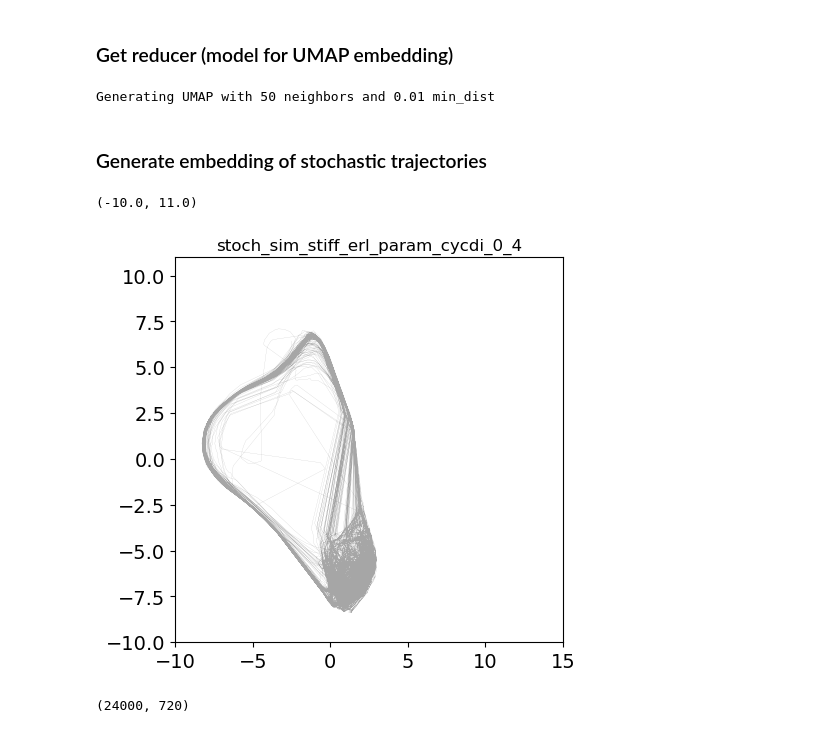
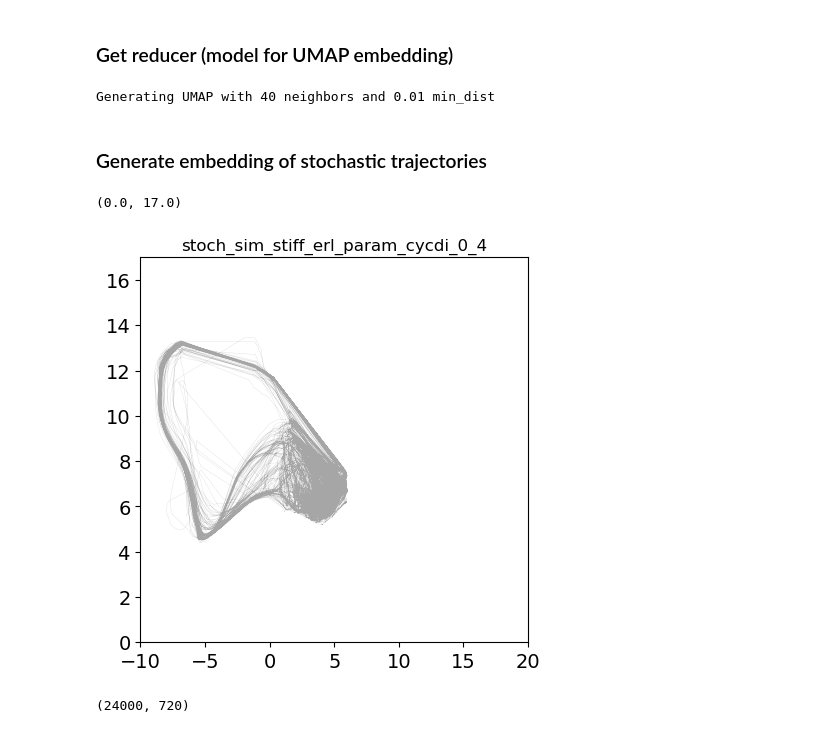
Before and after one commit to QuLab-VU/ECM_cell_cycle_model, a Jupyter notebook: Python/09_UMAP_of_CDK46i_sims.ipynb, the cells around one changed output. Saved outputs shown, nothing was run; the diff lists cells and outputs as text; code cells hidden in the pictures.

Commit message:
Updating UMAP of CDK4/6i

```diff
--- a/Python/09_UMAP_of_CDK46i_sims.ipynb
+++ b/Python/09_UMAP_of_CDK46i_sims.ipynb
@@ -208,11 +207,11 @@ window = 4                    # window size in hours
 time_step = 0.5               # time step between windows
 
 #umap params
-neighbs = 50
+neighbs = 40
 min_d = 0.01
 
 # set the random state for reproducibility; set to None to get different results each time
-RANDOM_STATE = 5
+RANDOM_STATE = 42
 # %% [markdown]
 ### Define UMAP reducer filename
 # %%
@@ -292,7 +291,7 @@ else:
         print(f'Loading reducer from {r_path}')
         reducer = joblib.load(r_path)
 # %% [output]
-Generating UMAP with 50 neighbors and 0.01 min_dist
+Generating UMAP with 40 neighbors and 0.01 min_dist
 # %% [markdown]
 ### Generate embedding of stochastic trajectories
 # %%
@@ -300,29 +299,29 @@ embedding_all_prot = reducer.transform(all_prot)
 # %%
 # Check how the UMAP projection looks
 size = (5,5)
 params = {'axes.titley': 1,
          'axes.titlepad': 5,
          'axes.labelsize': 16,
          'axes.edgecolor': "black",
          'axes.titlesize': 18,
          'xtick.labelsize': 14,
          'ytick.labelsize': 14}
 plt.rcParams.update(params)
 
 fig = plt.figure(figsize=size)
 trk_len = int(len(embedding_all_prot)/len(stoch_filenames_umap))
 trk_len_ode = int(len(embedding_all_prot)/len(stoch_filenames_umap))
 
 pos = 11
 lab = Path(stoch_filenames_umap[pos]).parts[-1].split('.csv')[0]
 plt.plot(embedding_all_prot[pos*trk_len:(pos+1)*trk_len,0], embedding_all_prot[pos*trk_len:(pos+1)*trk_len,1],
          lw=0.1, alpha=0.7, c='gray')
 plt.title(lab, fontsize=12)
-plt.xlim(-10,15)
-plt.ylim(-10,11)
+plt.xlim(-10,20)
+plt.ylim(0,17)
 # %% [output]
-(-10.0, 11.0)
+(0.0, 17.0)
-[figure, old version]
+[figure, new version]
 # %%
 # We don't need the full runs from the ODE solutions for the UMAP, we can use a shortened segment of the run
 win_len = int(window/dt)
```
Also changed, not shown: parts of 2 cells of this notebook, 1 other file.
